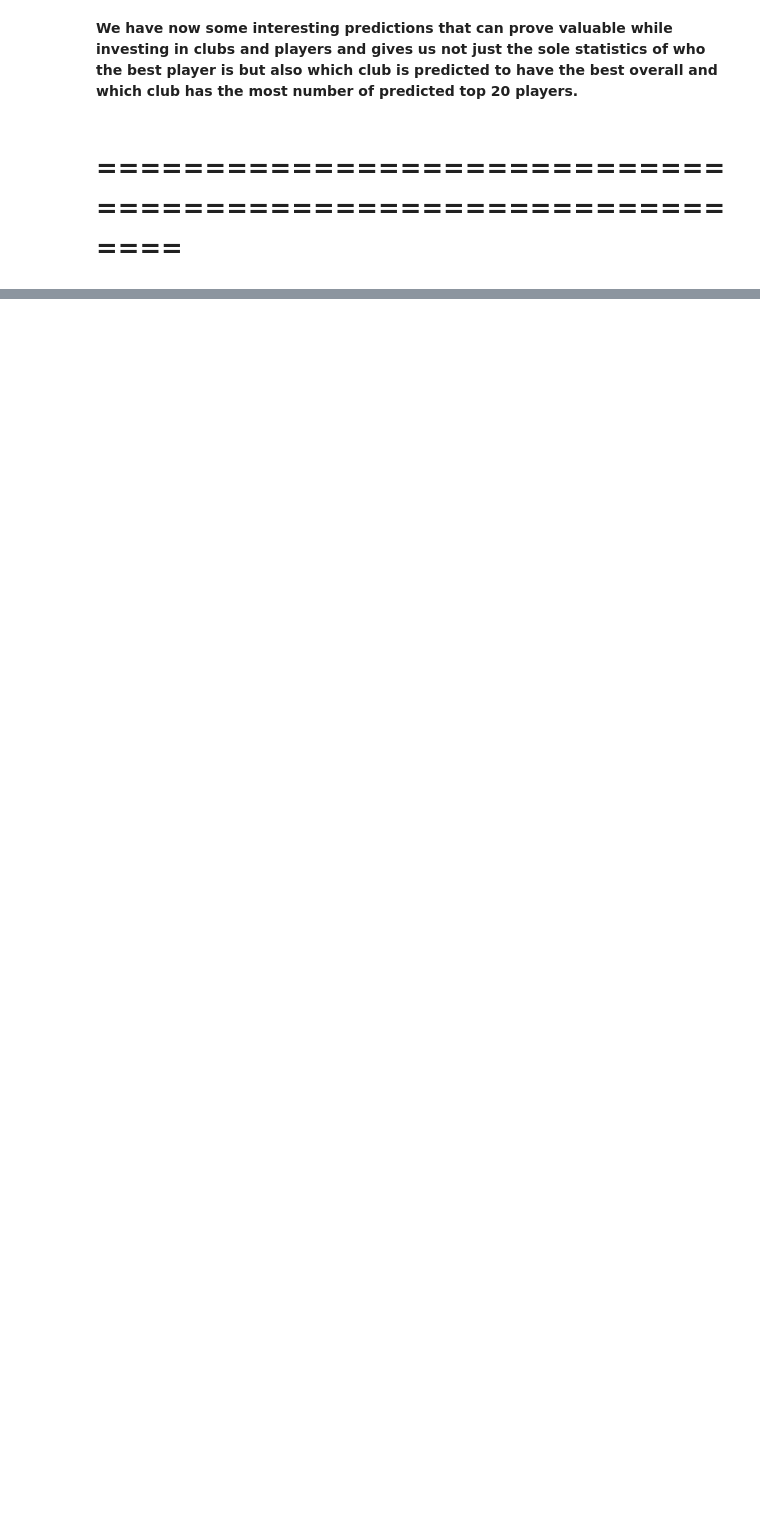
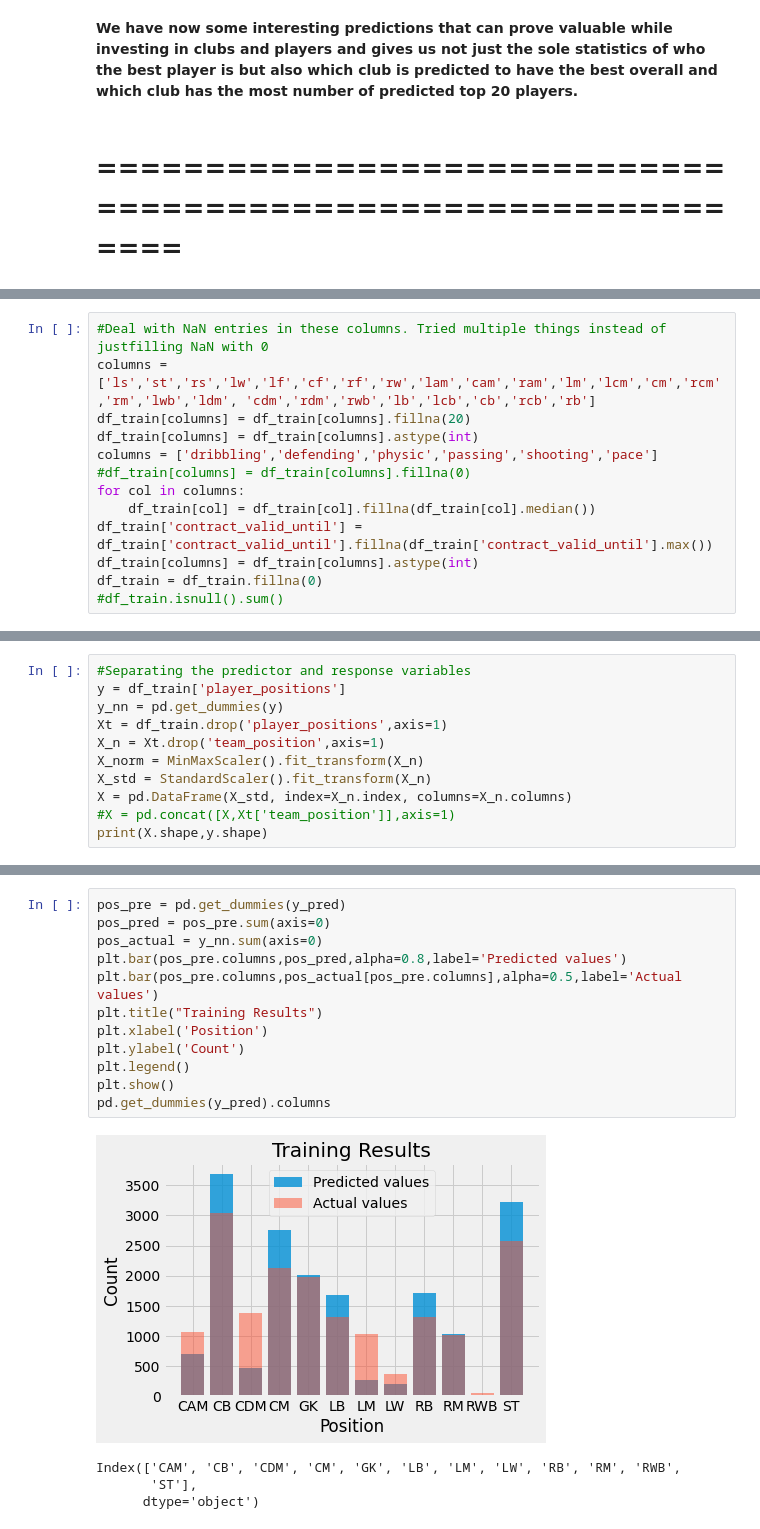
Before and after one commit to Wangsherpa/fifa-final-project, a Jupyter notebook: fifa-project.ipynb, the cells around one changed output, grey strips where cells are left out. Saved outputs shown, nothing was run; the diff lists cells and outputs as text; blank space fills up the shorter version.

```diff
--- a/fifa-project.ipynb
+++ b/fifa-project.ipynb
@@ -470,0 +645,13 @@ plt.show()
+# %%
+#Deal with NaN entries in these columns. Tried multiple things instead of justfilling NaN with 0
+columns = ['ls','st','rs','lw','lf','cf','rf','rw','lam','cam','ram','lm','lcm','cm','rcm','rm','lwb','ldm', 'cdm','rdm','rwb','lb','lcb','cb','rcb','rb']
+df_train[columns] = df_train[columns].fillna(20)
+df_train[columns] = df_train[columns].astype(int)
+columns = ['dribbling','defending','physic','passing','shooting','pace']
+#df_train[columns] = df_train[columns].fillna(0)
+for col in columns:
+    df_train[col] = df_train[col].fillna(df_train[col].median())
+df_train['contract_valid_until'] = df_train['contract_valid_until'].fillna(df_train['contract_valid_until'].max())
+df_train[columns] = df_train[columns].astype(int)
+df_train = df_train.fillna(0)
+#df_train.isnull().sum()
@@ -470,0 +673,11 @@ plt.show()
+# %%
+#Separating the predictor and response variables
+y = df_train['player_positions']
+y_nn = pd.get_dummies(y)
+Xt = df_train.drop('player_positions',axis=1)
+X_n = Xt.drop('team_position',axis=1)
+X_norm = MinMaxScaler().fit_transform(X_n)
+X_std = StandardScaler().fit_transform(X_n)
+X = pd.DataFrame(X_std, index=X_n.index, columns=X_n.columns)
+#X = pd.concat([X,Xt['team_position']],axis=1)
+print(X.shape,y.shape)
@@ -470,0 +759,17 @@ plt.show()
+# %%
+pos_pre = pd.get_dummies(y_pred)
+pos_pred = pos_pre.sum(axis=0)
+pos_actual = y_nn.sum(axis=0)
+plt.bar(pos_pre.columns,pos_pred,alpha=0.8,label='Predicted values')
+plt.bar(pos_pre.columns,pos_actual[pos_pre.columns],alpha=0.5,label='Actual values')
+plt.title("Training Results")
+plt.xlabel('Position')
+plt.ylabel('Count')
+plt.legend()
+plt.show()
+pd.get_dummies(y_pred).columns
+# %% [output]
+[figure, added]
+Index(['CAM', 'CB', 'CDM', 'CM', 'GK', 'LB', 'LM', 'LW', 'RB', 'RM', 'RWB',
+       'ST'],
+      dtype='object')
```
Also changed, not shown: parts of 119 cells of this notebook.
